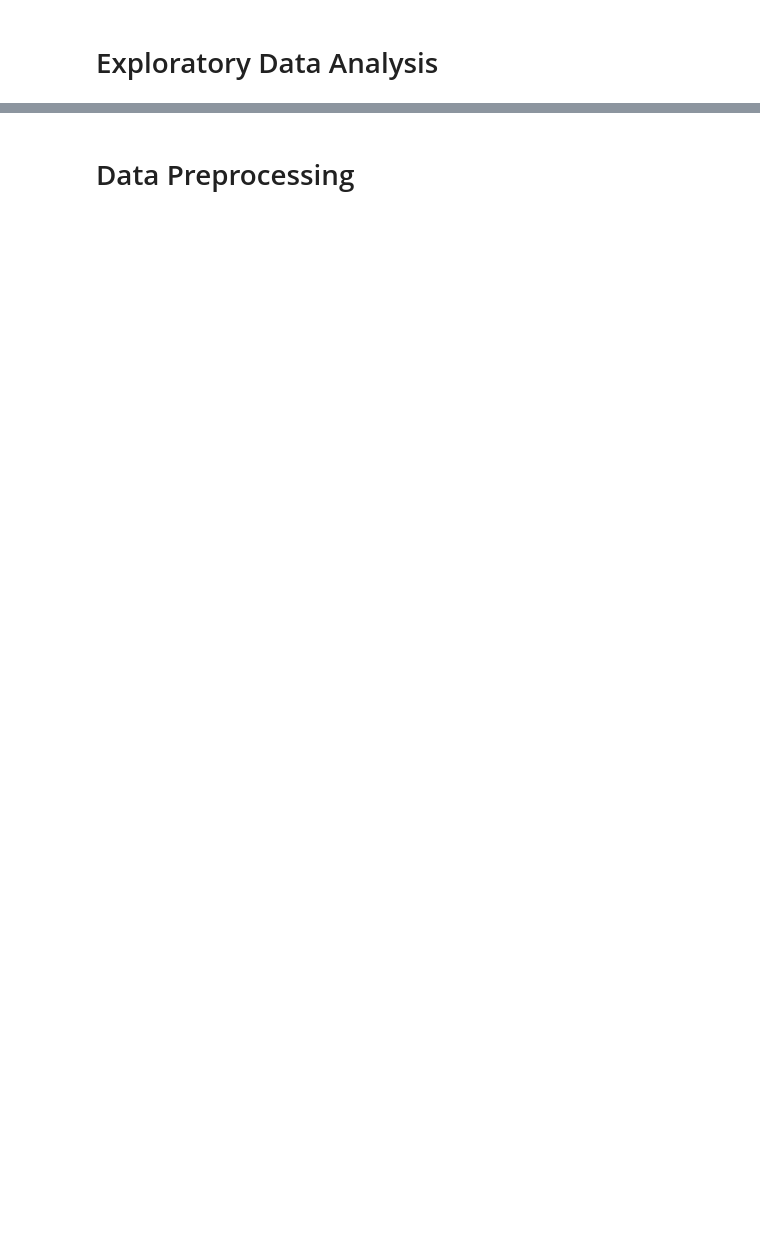
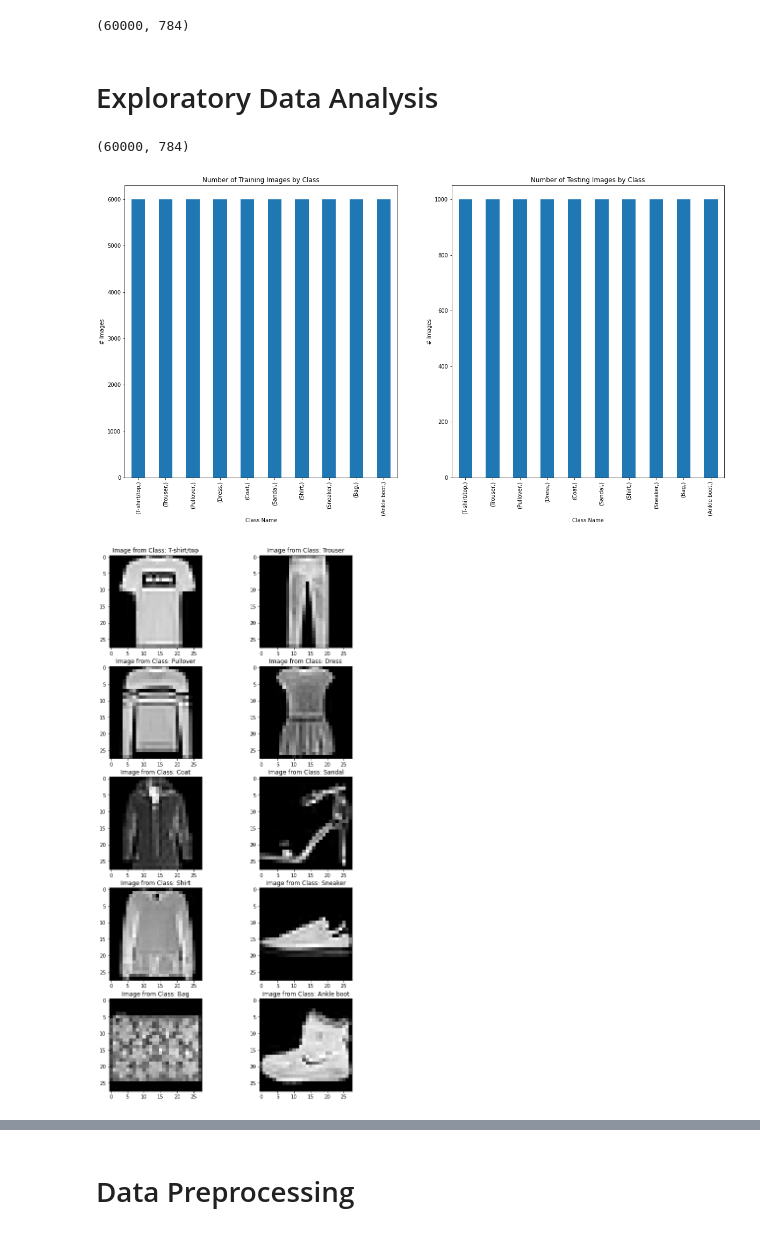
Before and after one commit to nolankurylo/AI-MNIST-Pipeline, a Jupyter notebook: main.ipynb, the cells around one changed output, grey strips where cells are left out. Cells and saved outputs as stored; diff of their text form; code cells hidden in the pictures; blank space fills up the shorter version.

Commit message:
reorganized s3 data acquisition

```diff
--- a/main.ipynb
+++ b/main.ipynb
@@ -11,21 +13,29 @@ import numpy as np
 # %%
 data_acquirer = DataAcquisition()
 
-# train_X, test_X, train_y, test_y = data_acquirer.acquire_data()
-X_train = pd.read_csv("data/X_train.csv")
-y_train = pd.read_csv("data/y_train.csv")
-X_test = pd.read_csv("data/X_test.csv")
-y_test = pd.read_csv("data/y_test.csv")
+X_train, X_test, y_train, y_test = data_acquirer.acquire_data()
+# X_train = pd.read_csv("data/X_train.csv")
+# y_train = pd.read_csv("data/y_train.csv")
+# X_test = pd.read_csv("data/X_test.csv")
+# y_test = pd.read_csv("data/y_test.csv")
+X_train.shape
+# %% [output]
+(60000, 784)
 # %% [markdown]
 # Exploratory Data Analysis
 # %%
-# eda = EDA()
-#
-# eda.plot(y_train, y_test, plot_type="classes_bar_plot")
-# eda.plot(X_train, y_train, plot_type="display_images")
-# stats = eda.descriptive_statistics(X_train)
-# print(stats.head)
-# constant_training_pixels = eda.find_constant_pixels(X_train)
-# constant_testing_pixels = eda.find_constant_pixels(X_test)
-# print(f"Constant Pixels in Training Set: {constant_training_pixels}")
-# print(f"Constant Pixels in Testing Set: {constant_testing_pixels}")
+eda = EDA()
+
+
+eda.plot(y_train, y_test, plot_type="classes_bar_plot")
+eda.plot(X_train, y_train, plot_type="display_images")
+stats = eda.descriptive_statistics(X_train)
+print(stats.head)
+constant_training_pixels = eda.find_constant_pixels(X_train)
+constant_testing_pixels = eda.find_constant_pixels(X_test)
+print(f"Constant Pixels in Training Set: {constant_training_pixels}")
+print(f"Constant Pixels in Testing Set: {constant_testing_pixels}")
+# %% [output]
+(60000, 784)
+[figure, added]
+[figure, added]
```
Also changed, not shown: parts of 5 cells of this notebook, 6 other files.
